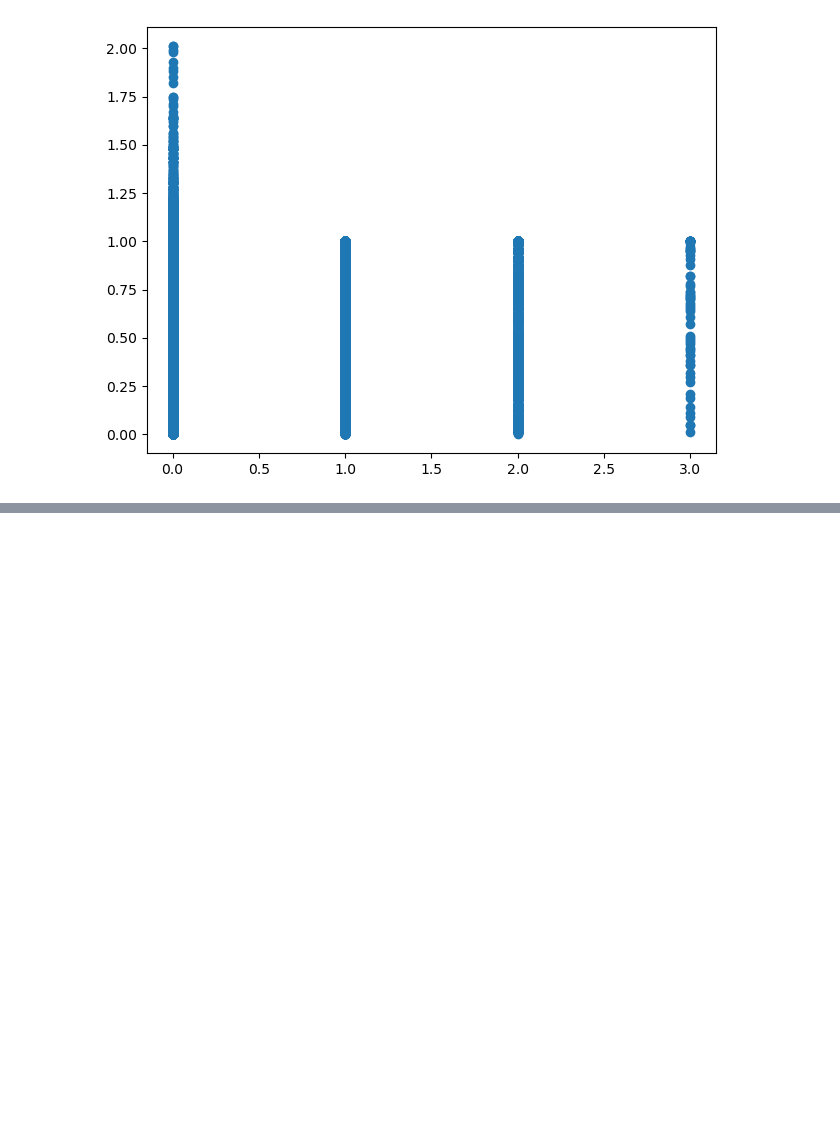
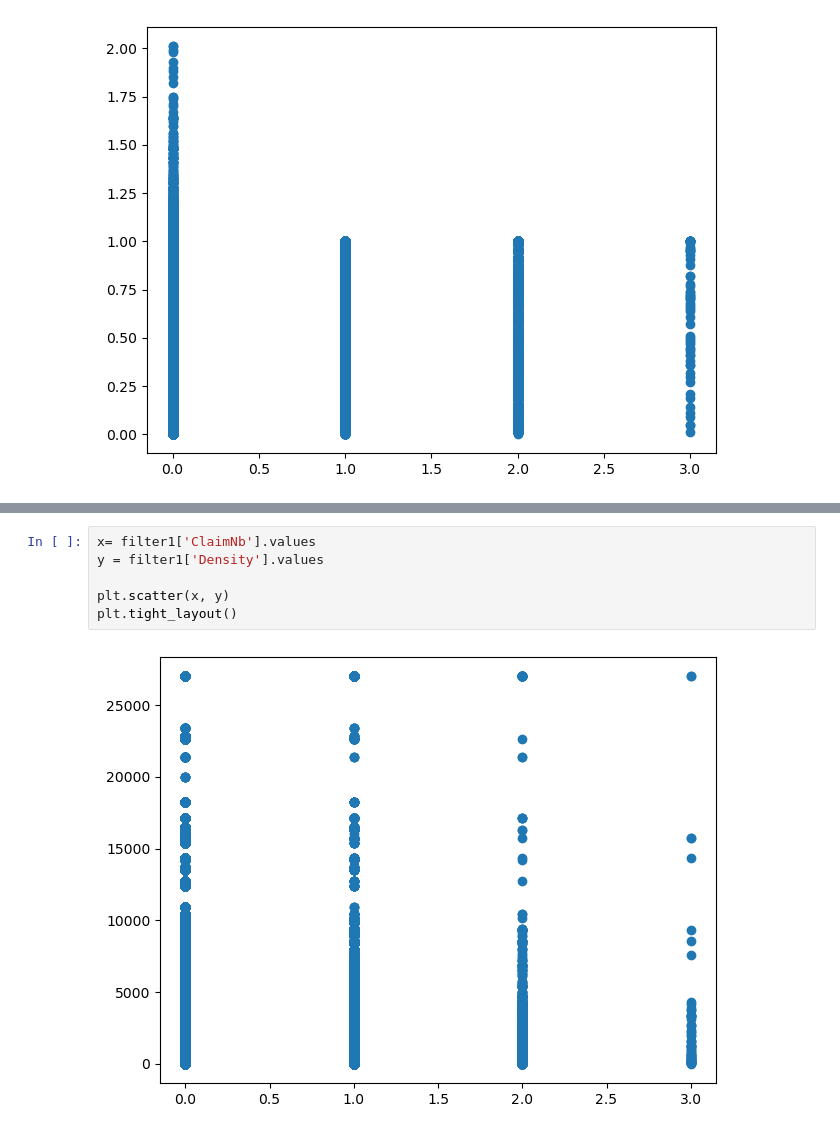
Before and after one commit to HKrtsn/ML-Project, a Jupyter notebook: data_cleaning.ipynb, the cells around one changed output, grey strips where cells are left out. Cells and saved outputs as stored; diff of their text form; blank space fills up the shorter version.

```diff
--- a/data_cleaning.ipynb
+++ b/data_cleaning.ipynb
@@ -60,3 +60,11 @@ See the caveats in the documentation: https://pandas.pydata.org/pandas-docs/stab
 | VehGas | NaN | NaN | NaN | NaN | NaN | NaN | NaN | NaN | NaN | NaN | ... |
 | Density | 0.071266 | 0.011548 | -0.071164 | 0.589494 | 0.043852 | -0.090442 | -0.004412 | 0.078601 | -0.022319 | NaN | ... |
 | Region | 0.025208 | -0.009007 | -0.073867 | 0.042480 | 0.010133 | -0.051127 | 0.026075 | -0.028390 | 0.015156 | NaN | ... |
+# %%
+x= filter1['ClaimNb'].values
+y = filter1['Density'].values
+
+plt.scatter(x, y)
+plt.tight_layout()
+# %% [output]
+[figure, added]
```
Also changed, not shown: 2 other files.
